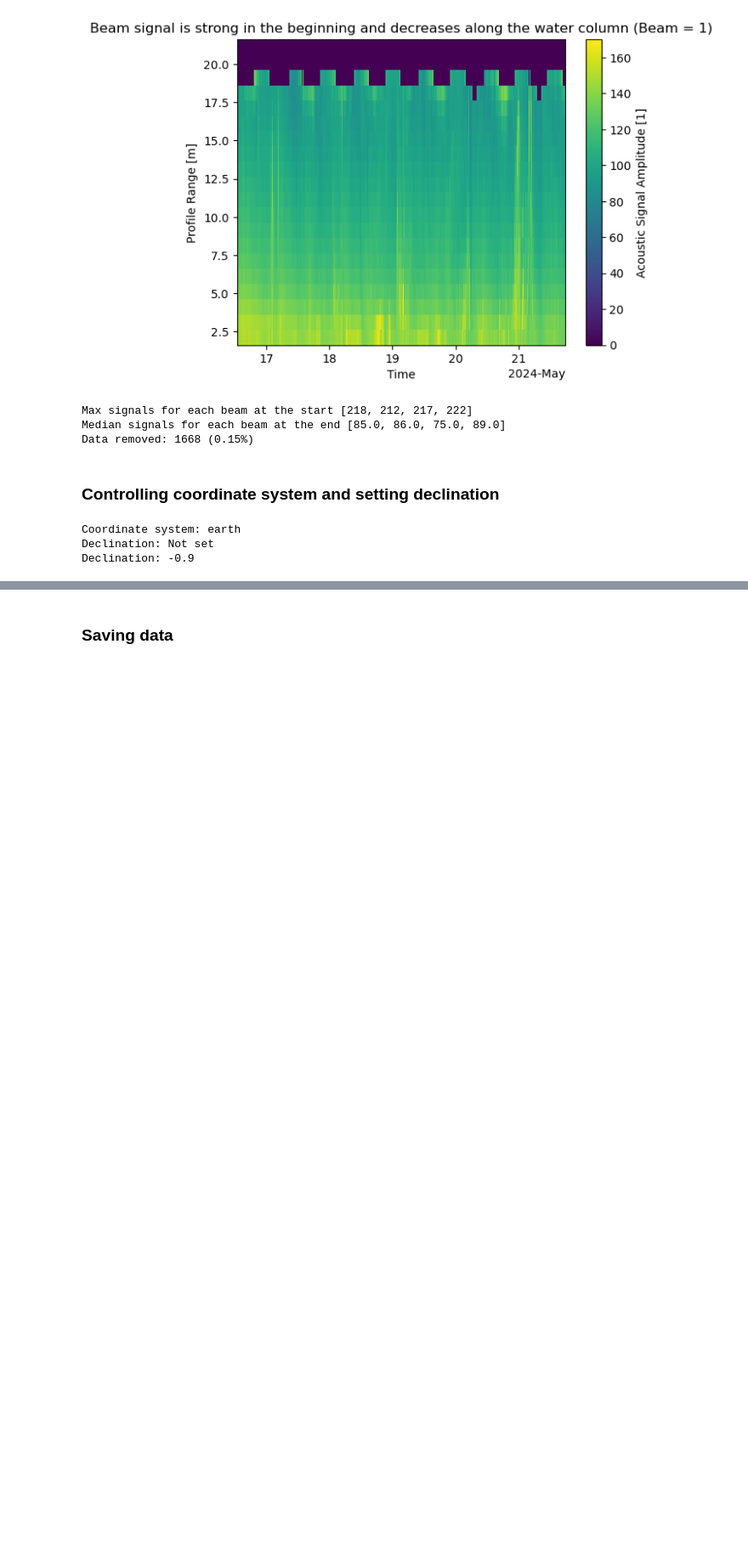
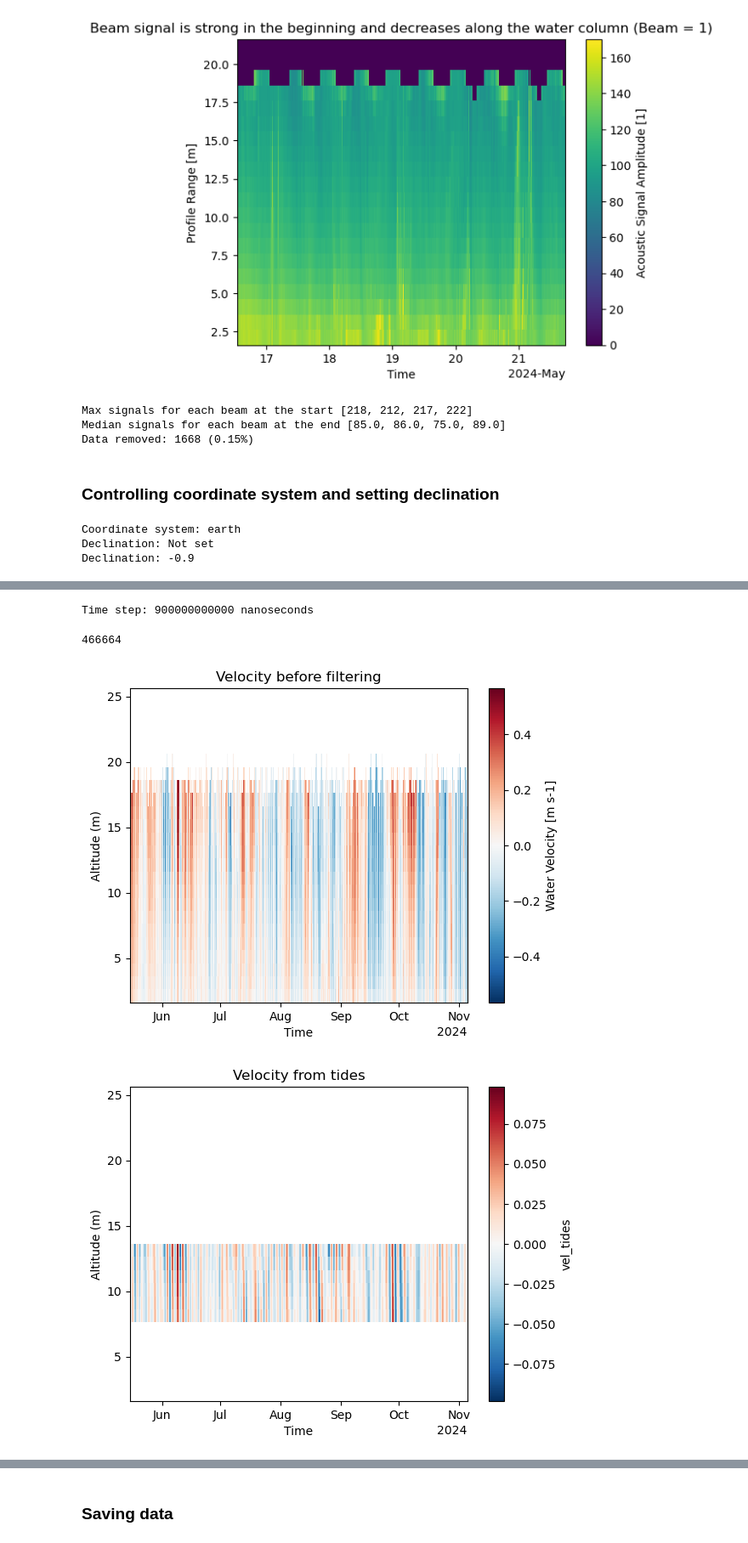
Before and after one commit to AnurovaPrykhodko/ADCP-internship, a Jupyter notebook: raw_data_processing.ipynb, the cells around one changed output, grey strips where cells are left out. Shown at 85% size. Saved outputs shown, nothing was run; the diff lists cells and outputs as text; code cells hidden in the pictures; blank space fills up the shorter version.

Commit message:
added tidal filtering

```diff
--- a/raw_data_processing.ipynb
+++ b/raw_data_processing.ipynb
@@ -177,0 +170,73 @@ do I then need to make my own filter, e.g. with scipy, or is there any easier wa
+# %%
+# Filter parameters
+order = 4 #choice of how sharply to filter
+print(f"Time step: {ds_3.time.diff('time').median().values}") #Data is averaged, time step 15 min
+fs= 1/(15 * 60) #sampling rate, 15 min
+
+# Tidal frequency band covering semi-diurnal tide (12.42 hours → 2.2e-5 Hz)
+low_cutoff = 1 / (14 * 3600)
+high_cutoff = 1 / (10 * 3600)
+
+nyq = 0.5 * fs  #highest detectable frequency
+normal_cutoff = [low_cutoff/nyq, high_cutoff/nyq]
+
+sos = butter(order, normal_cutoff, btype='bandpass', output='sos') #designs filter
+
+# Apply the filter
+vel_tides = sosfiltfilt(sos, ds_4['vel'], axis=-1)
+temp_tides = sosfiltfilt(sos, ds_4['temp'], axis=-1)
+
+#subtract tides from data
+vel_filt = ds_4['vel'] - vel_tides
+vel_filt = vel_filt.fillna(ds_4['vel'])
+temp_filt = ds_4['temp'] - temp_tides
+temp_filt = temp_filt.fillna(ds_4['temp'])
+
+ds_5 = ds_4.copy()
+ds_5['vel'] = vel_filt
+ds_5['temp'] = temp_filt
+# %% [output]
+Time step: 900000000000 nanoseconds
+# %%
+print(np.isnan(ds_4.vel.values).sum() )
+# %% [output]
+466664
+# %%
+ds_4.vel[0].plot()
+plt.xlabel('Time')
+plt.ylabel('Altitude (m)')
+plt.title('Velocity before filtering')
+plt.show()
+
+vel_tides_da = xr.DataArray(
+    vel_tides,
+    dims=('dir', 'range', 'time'),
+    coords={
+        'dir': ds_4['dir'],
+        'range': ds_4['range'],
+        'time': ds_4['time']
+    },
+    name='vel_tides'
+)
+
+vel_tides_da[0].plot()
+plt.xlabel('Time')
+plt.ylabel('Altitude (m)')
+plt.title('Velocity from tides')
+plt.show()
+
+vel_filt[0].plot()
+plt.xlabel('Time')
+plt.ylabel('Altitude (m)')
+plt.title('After filtering')
+plt.show()
+
+ds_4.temp.plot(label='ds_4')
+ds_5.temp.plot(label='ds_5')
+plt.xlabel('Time')
+plt.legend()
+plt.title('Temperature before and after filtering from tides')
+plt.show()
+# %% [output]
+[figure, added]
+[figure, added]
```
Also changed, not shown: parts of 5 cells of this notebook.
